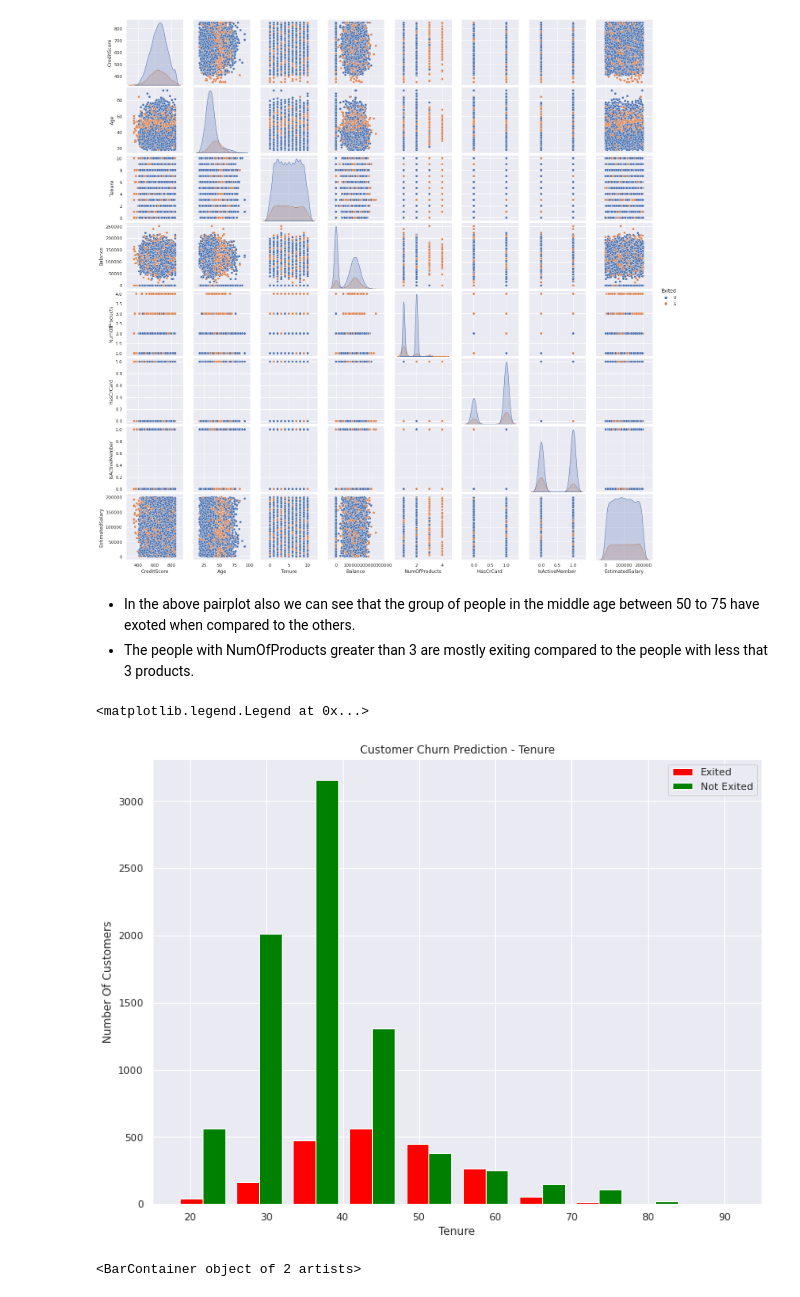
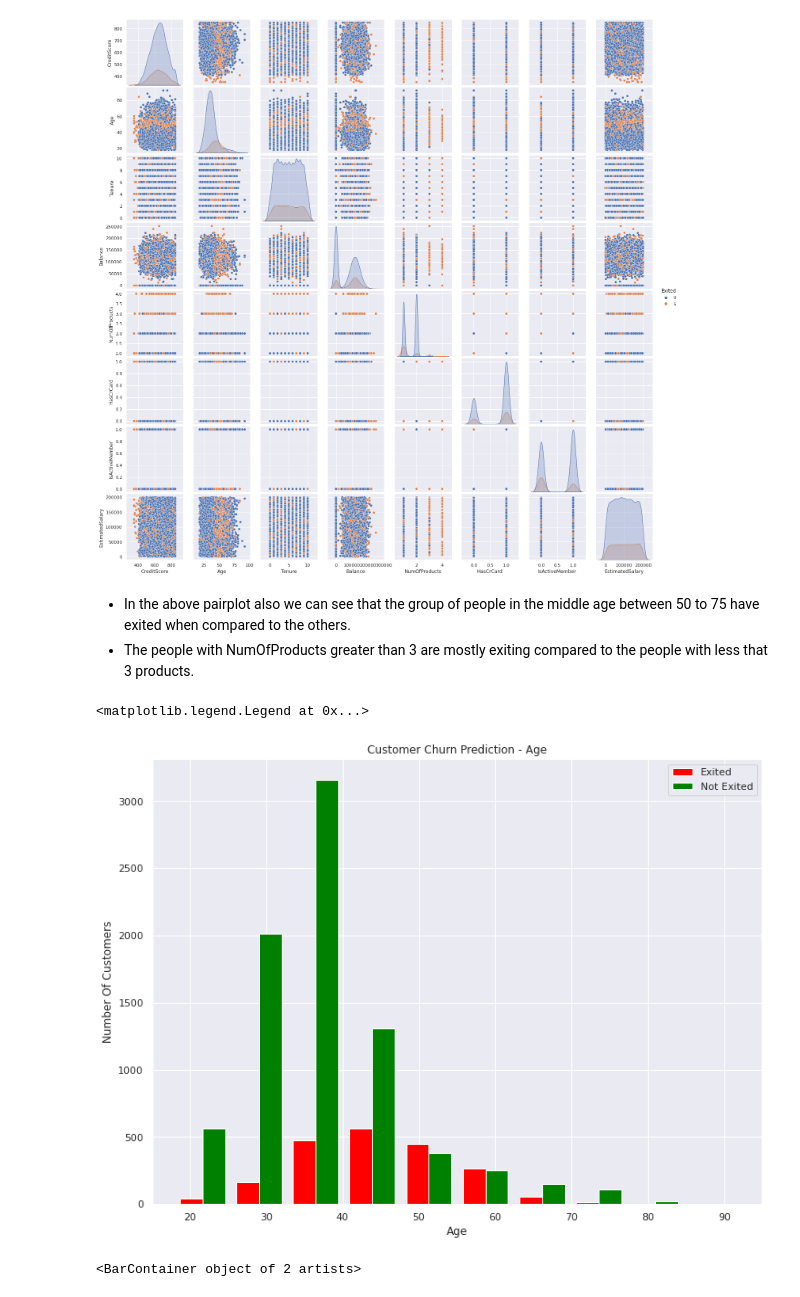
Before and after one commit to AshiniAnantharaman/Bank_Customer_Churn_Prediction, a Jupyter notebook: bank-customer-churn-prediction.ipynb, the cells around one changed output. Cells and saved outputs as stored; diff of their text form; code cells hidden in the pictures.

Commit message:
Kaggle Notebook | Bank_Customer_Churn_Prediction | Version 4

```diff
--- a/bank-customer-churn-prediction.ipynb
+++ b/bank-customer-churn-prediction.ipynb
@@ -203,21 +203,21 @@ sns.pairplot(df,hue="Exited")
 <seaborn.axisgrid.PairGrid at 0x...>
 [figure]
 # %% [markdown]
-- In the above pairplot also we can see that the group of people in the middle age between 50 to 75 have exoted when compared to the others.
+- In the above pairplot also we can see that the group of people in the middle age between 50 to 75 have exited when compared to the others.
 - The people with NumOfProducts greater than 3 are mostly exiting compared to the people with less that 3 products.
 # %%
-tenure_exit_no = df1[df1.Exited==0].Age
-tenure_exit_yes = df1[df1.Exited==1].Age
+age_exit_no = df1[df1.Exited==0].Age
+age_exit_yes = df1[df1.Exited==1].Age
 
-plt.xlabel("Tenure")
+plt.xlabel("Age")
 plt.ylabel("Number Of Customers")
-plt.title("Customer Churn Prediction - Tenure")
+plt.title("Customer Churn Prediction - Age")
 
-plt.hist([tenure_exit_yes, tenure_exit_no], color = ['red','green'] ,label=['Exited','Not Exited'])
+plt.hist([age_exit_yes, age_exit_no], color = ['red','green'] ,label=['Exited','Not Exited'])
 plt.legend()
 # %% [output]
 <matplotlib.legend.Legend at 0x...>
-[figure, old version]
+[figure, new version]
 # %%
 val = df1.Exited.value_counts()
 xaxis = ['Not Exited', 'Exited']
```
Also changed, not shown: parts of 8 cells of this notebook.
